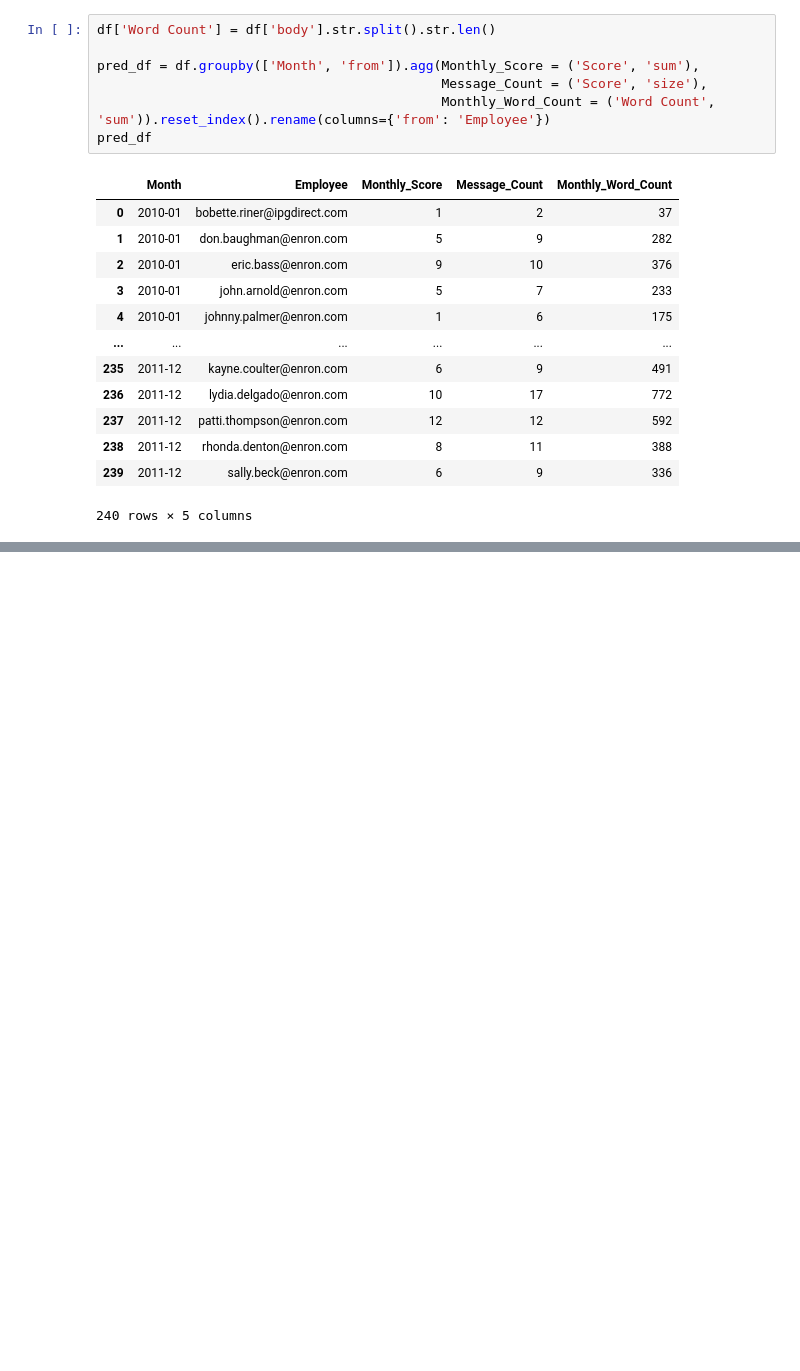
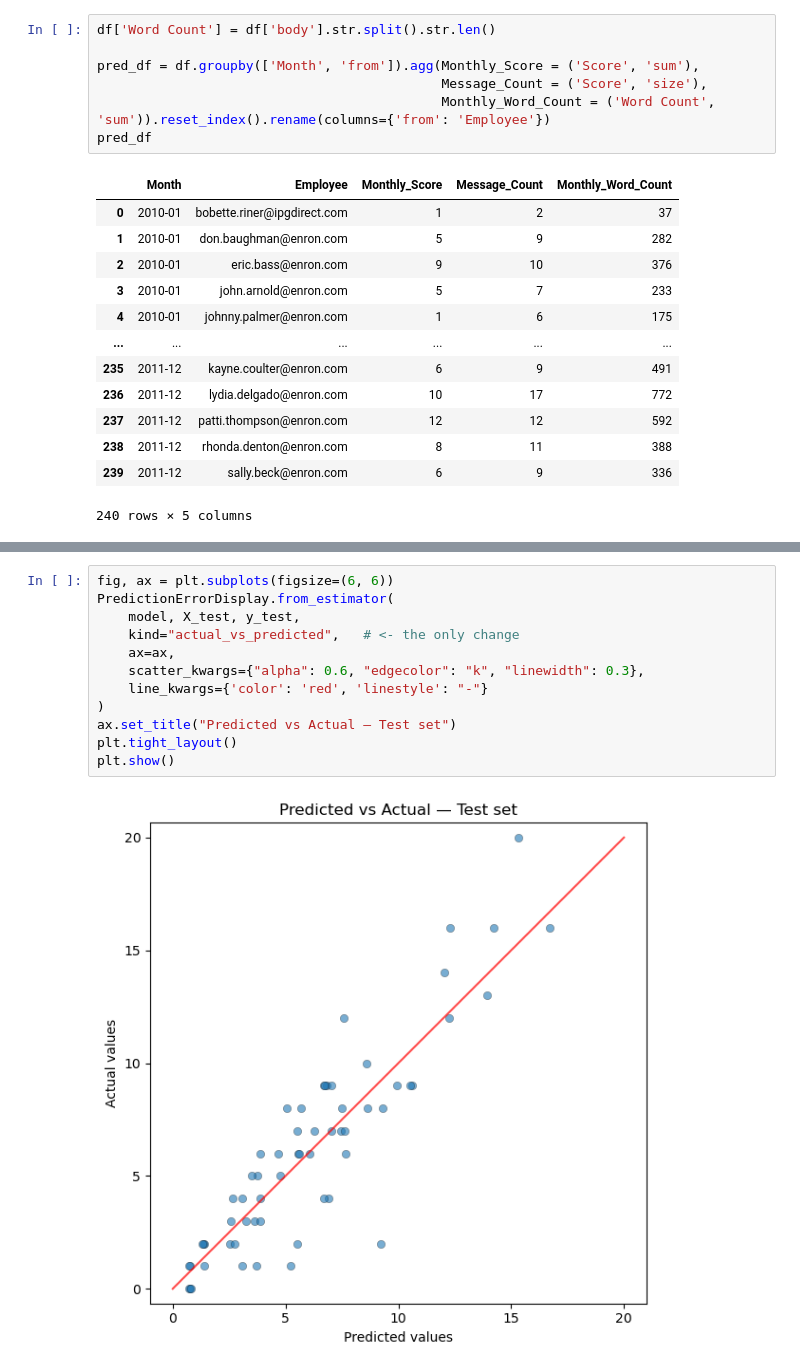
Before and after one commit to yenphglam/Final_Assessment, a Jupyter notebook: Analysis_Notebook.ipynb, the cells around one changed output, grey strips where cells are left out. Drawn from its saved outputs; the diff is of its cells as text; blank space fills up the shorter version.

```diff
--- a/Analysis_Notebook.ipynb
+++ b/Analysis_Notebook.ipynb
@@ -398,0 +445,14 @@ model.fit(X_train, y_train)
+# %%
+fig, ax = plt.subplots(figsize=(6, 6))
+PredictionErrorDisplay.from_estimator(
+    model, X_test, y_test,
+    kind="actual_vs_predicted",   # <- the only change
+    ax=ax,
+    scatter_kwargs={"alpha": 0.6, "edgecolor": "k", "linewidth": 0.3},
+    line_kwargs={'color': 'red', 'linestyle': "-"}
+)
+ax.set_title("Predicted vs Actual — Test set")
+plt.tight_layout()
+plt.show()
+# %% [output]
+[figure, added]
```
Also changed, not shown: parts of 7 cells of this notebook.
